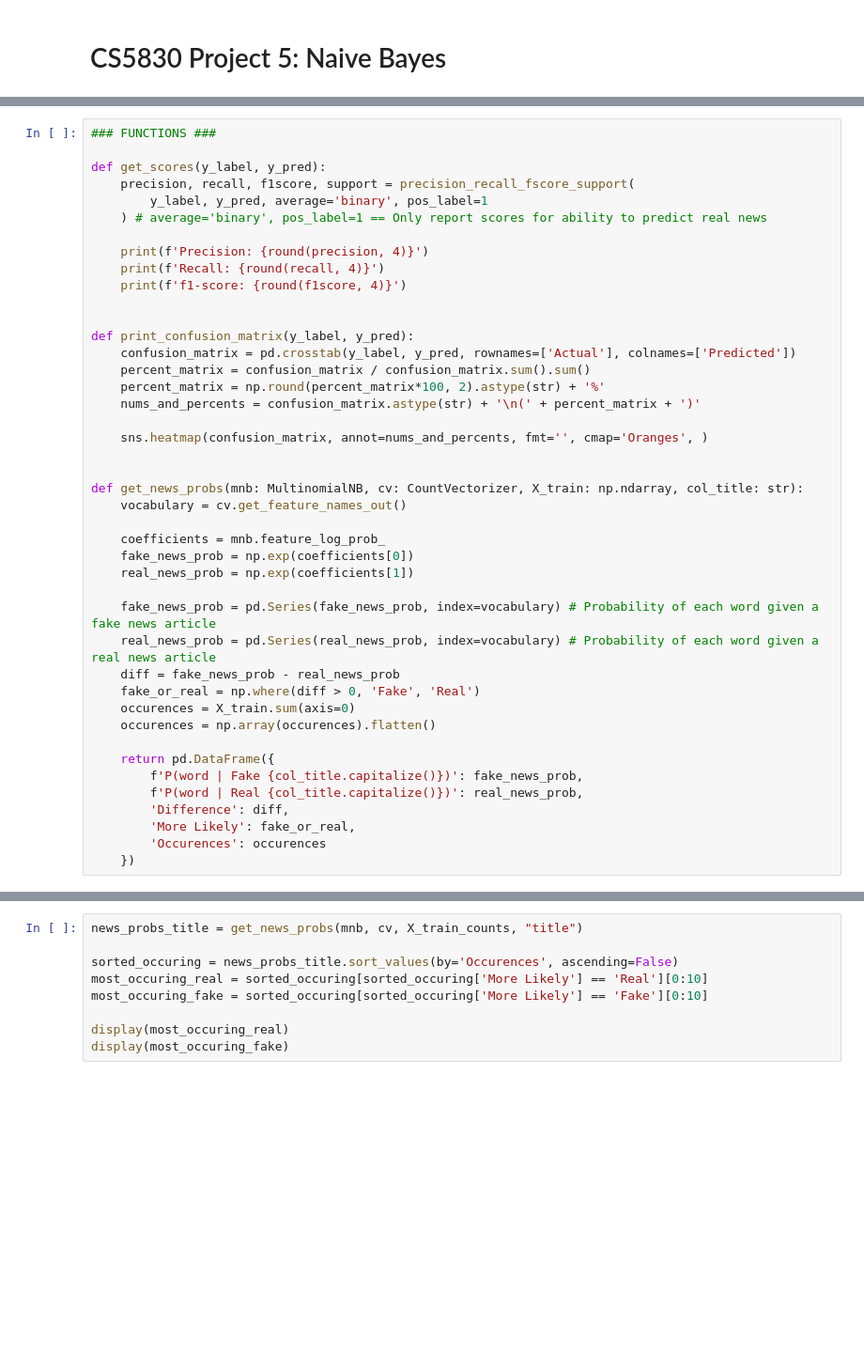
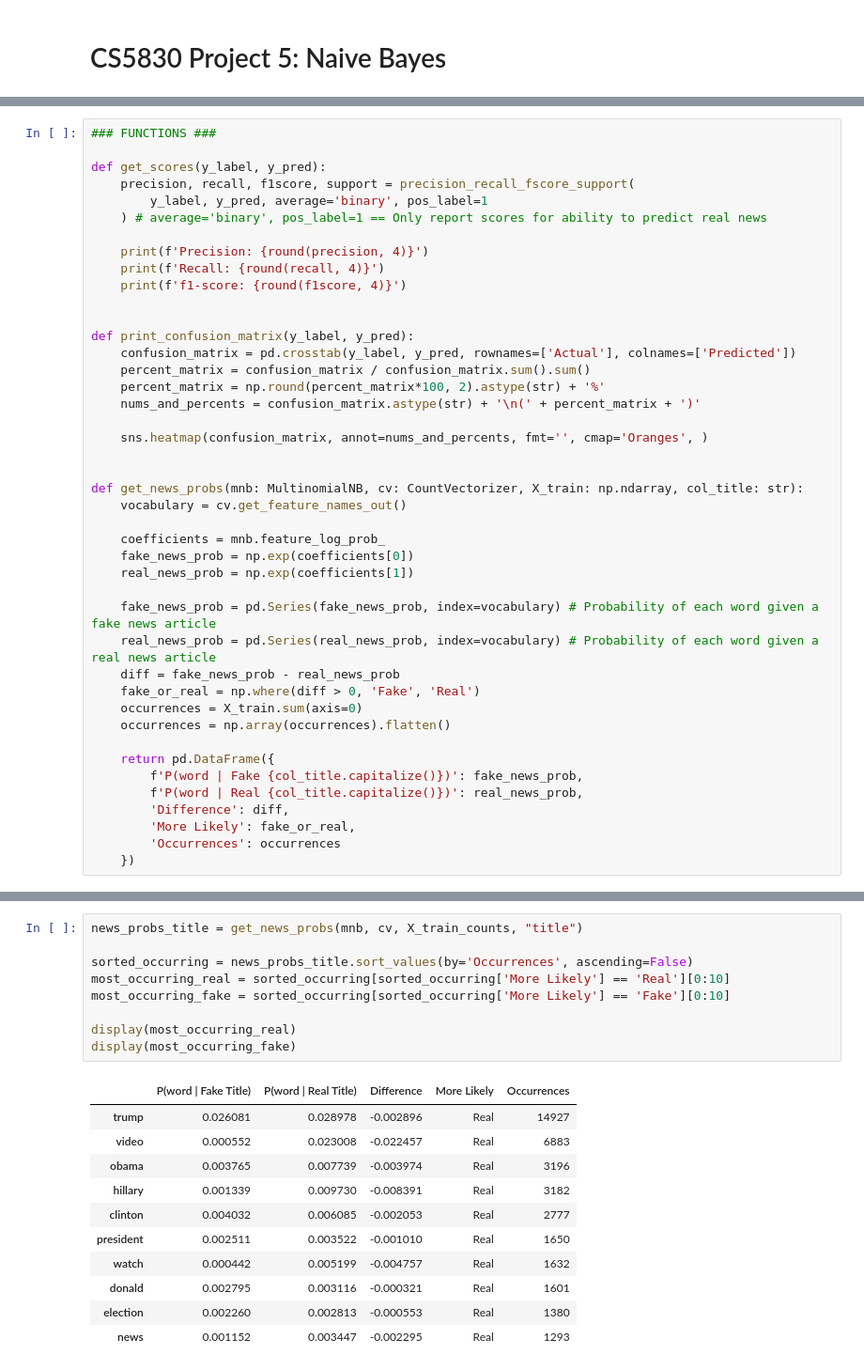
Before and after one commit to Karls-lab/naiveBayes, a Jupyter notebook: project5.ipynb, the cells around one changed output, grey strips where cells are left out. Shown at 94% size. Saved outputs shown, nothing was run; the diff lists cells and outputs as text; blank space fills up the shorter version.

```diff
--- a/project5.ipynb
+++ b/project5.ipynb
@@ -53,15 +71,15 @@ def get_news_probs(mnb: MultinomialNB, cv: CountVectorizer, X_train: np.ndarray,
     real_news_prob = pd.Series(real_news_prob, index=vocabulary) # Probability of each word given a real news article
     diff = fake_news_prob - real_news_prob
     fake_or_real = np.where(diff > 0, 'Fake', 'Real')
-    occurences = X_train.sum(axis=0)
-    occurences = np.array(occurences).flatten()
+    occurrences = X_train.sum(axis=0)
+    occurrences = np.array(occurrences).flatten()
 
     return pd.DataFrame({
         f'P(word | Fake {col_title.capitalize()})': fake_news_prob,
         f'P(word | Real {col_title.capitalize()})': real_news_prob,
         'Difference': diff,
         'More Likely': fake_or_real,
-        'Occurences': occurences
+        'Occurrences': occurrences
     })
 # %%
 X_train, X_test, y_train, y_test = train_test_split(df[['title', "text"]], df['label'])
@@ -82,9 +108,21 @@ plt.title('Article Title Confusion Matrix')
 # %%
 news_probs_title = get_news_probs(mnb, cv, X_train_counts, "title")
 
-sorted_occuring = news_probs_title.sort_values(by='Occurences', ascending=False)
-most_occuring_real = sorted_occuring[sorted_occuring['More Likely'] == 'Real'][0:10]
-most_occuring_fake = sorted_occuring[sorted_occuring['More Likely'] == 'Fake'][0:10]
+sorted_occurring = news_probs_title.sort_values(by='Occurrences', ascending=False)
+most_occurring_real = sorted_occurring[sorted_occurring['More Likely'] == 'Real'][0:10]
+most_occurring_fake = sorted_occurring[sorted_occurring['More Likely'] == 'Fake'][0:10]
 
-display(most_occuring_real)
-display(most_occuring_fake)
+display(most_occurring_real)
+display(most_occurring_fake)
+# %% [output]
+|  | P(word | Fake Title) | P(word | Real Title) | Difference | More Likely | Occurrences |
+| trump | 0.026081 | 0.028978 | -0.002896 | Real | 14927 |
+| video | 0.000552 | 0.023008 | -0.022457 | Real | 6883 |
+| obama | 0.003765 | 0.007739 | -0.003974 | Real | 3196 |
+| hillary | 0.001339 | 0.009730 | -0.008391 | Real | 3182 |
+| clinton | 0.004032 | 0.006085 | -0.002053 | Real | 2777 |
+| president | 0.002511 | 0.003522 | -0.001010 | Real | 1650 |
+| watch | 0.000442 | 0.005199 | -0.004757 | Real | 1632 |
+| donald | 0.002795 | 0.003116 | -0.000321 | Real | 1601 |
+| election | 0.002260 | 0.002813 | -0.000553 | Real | 1380 |
+| news | 0.001152 | 0.003447 | -0.002295 | Real | 1293 |
```
Also changed, not shown: parts of 7 cells of this notebook, 1 other file.
